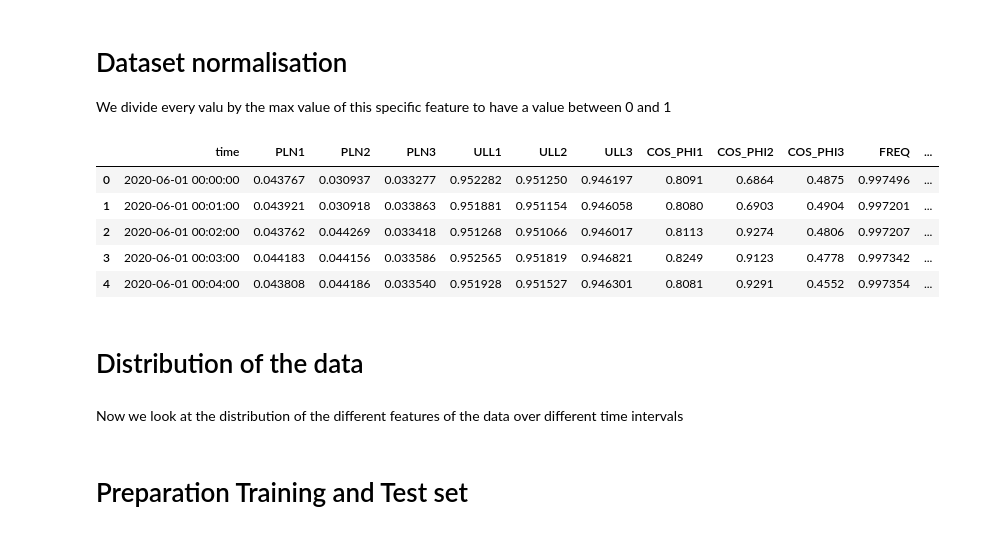
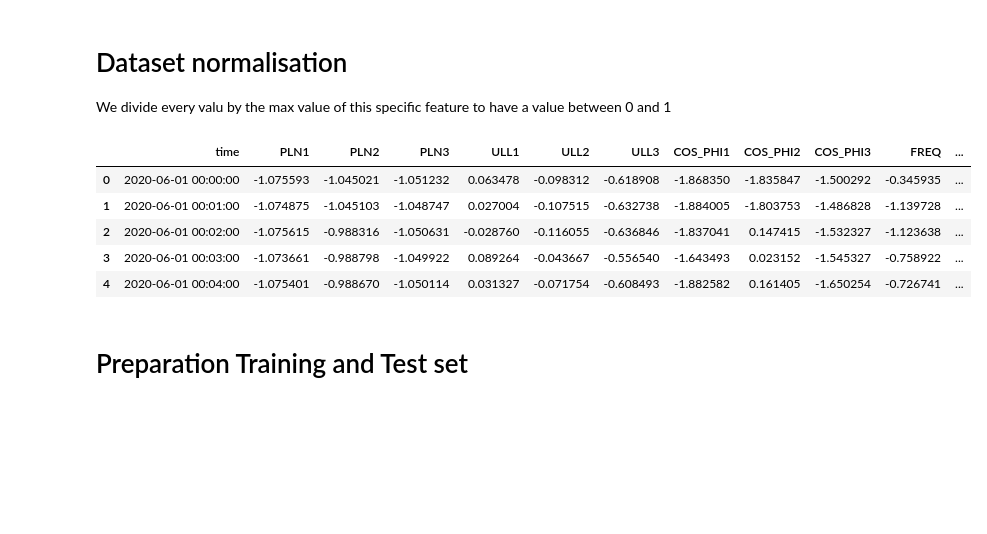
Before and after one commit to SergioTallo/Multivariate_Time_Series_Prediction_Transformers, a Jupyter notebook: bsc_arbeit.ipynb, the cells around one changed output. Cells and saved outputs as stored; diff of their text form; code cells hidden in the pictures; blank space fills up the shorter version.

```diff
--- a/bsc_arbeit.ipynb
+++ b/bsc_arbeit.ipynb
@@ -113,0 +120,15 @@ Number of features: 19
+# %%
+for column in dataset_clean.columns:
+  if column == 'time':
+    print(column)
+    print('Min value: ', dataset_clean[column].min())
+    print('Max value: ', dataset_clean[column].max())
+    print('')
+  else:
+    print(column)
+    print('Min value: ', dataset_clean[column].min())
+    print('Max value: ', dataset_clean[column].max())
+    print('Mean value: ', dataset_clean[column].mean())
+    print('Median value: ', dataset_clean[column].median())
+    print('Standard deviation: ', dataset_clean[column].std())
+    print('')
@@ -116,28 +301,23 @@ Number of features: 19
 
 We divide every valu by the max value of this specific feature to have a value between 0 and 1
 # %%
-# apply the maximum absolute scaling in Pandas using the .abs() and .max() methods
-def maximum_absolute_scaling(df):
+# apply the mean / stddev scaling in Pandas using the .mean() and .std() methods
+def normalize_mean_std_dataset(df):
     # copy the dataframe
     df_scaled = df.copy()
-    # apply maximum absolute scaling
-    for column in df_scaled.columns:
+    # apply mean / stddev scaling
+    for column in tqdm(df_scaled.columns):
       if column != 'time':
-        df_scaled[column] = df_scaled[column]  / float(df_scaled[column].max())
+        df_scaled[column] = (df[column] - df[column].mean()) / df[column].std()
     return df_scaled
 
-# call the maximum_absolute_scaling function
-dataset_norm = maximum_absolute_scaling(dataset_clean)
+dataset_norm = normalize_mean_std_dataset(dataset_clean)
 
 dataset_norm.head()
 # %% [output]
 |  | time | PLN1 | PLN2 | PLN3 | ULL1 | ULL2 | ULL3 | COS_PHI1 | COS_PHI2 | COS_PHI3 | FREQ | ... |
-| 0 | 2020-06-01 00:00:00 | 0.043767 | 0.030937 | 0.033277 | 0.952282 | 0.951250 | 0.946197 | 0.8091 | 0.6864 | 0.4875 | 0.997496 | ... |
-| 1 | 2020-06-01 00:01:00 | 0.043921 | 0.030918 | 0.033863 | 0.951881 | 0.951154 | 0.946058 | 0.8080 | 0.6903 | 0.4904 | 0.997201 | ... |
-| 2 | 2020-06-01 00:02:00 | 0.043762 | 0.044269 | 0.033418 | 0.951268 | 0.951066 | 0.946017 | 0.8113 | 0.9274 | 0.4806 | 0.997207 | ... |
-| 3 | 2020-06-01 00:03:00 | 0.044183 | 0.044156 | 0.033586 | 0.952565 | 0.951819 | 0.946821 | 0.8249 | 0.9123 | 0.4778 | 0.997342 | ... |
-| 4 | 2020-06-01 00:04:00 | 0.043808 | 0.044186 | 0.033540 | 0.951928 | 0.951527 | 0.946301 | 0.8081 | 0.9291 | 0.4552 | 0.997354 | ... |
+| 0 | 2020-06-01 00:00:00 | -1.075593 | -1.045021 | -1.051232 | 0.063478 | -0.098312 | -0.618908 | -1.868350 | -1.835847 | -1.500292 | -0.345935 | ... |
+| 1 | 2020-06-01 00:01:00 | -1.074875 | -1.045103 | -1.048747 | 0.027004 | -0.107515 | -0.632738 | -1.884005 | -1.803753 | -1.486828 | -1.139728 | ... |
+| 2 | 2020-06-01 00:02:00 | -1.075615 | -0.988316 | -1.050631 | -0.028760 | -0.116055 | -0.636846 | -1.837041 | 0.147415 | -1.532327 | -1.123638 | ... |
+| 3 | 2020-06-01 00:03:00 | -1.073661 | -0.988798 | -1.049922 | 0.089264 | -0.043667 | -0.556540 | -1.643493 | 0.023152 | -1.545327 | -0.758922 | ... |
+| 4 | 2020-06-01 00:04:00 | -1.075401 | -0.988670 | -1.050114 | 0.031327 | -0.071754 | -0.608493 | -1.882582 | 0.161405 | -1.650254 | -0.726741 | ... |
-# %% [markdown]
-# Distribution of the data
-# %% [markdown]
-Now we look at the distribution of the different features of the data over different time intervals
```
Also changed, not shown: parts of 18 cells of this notebook.
